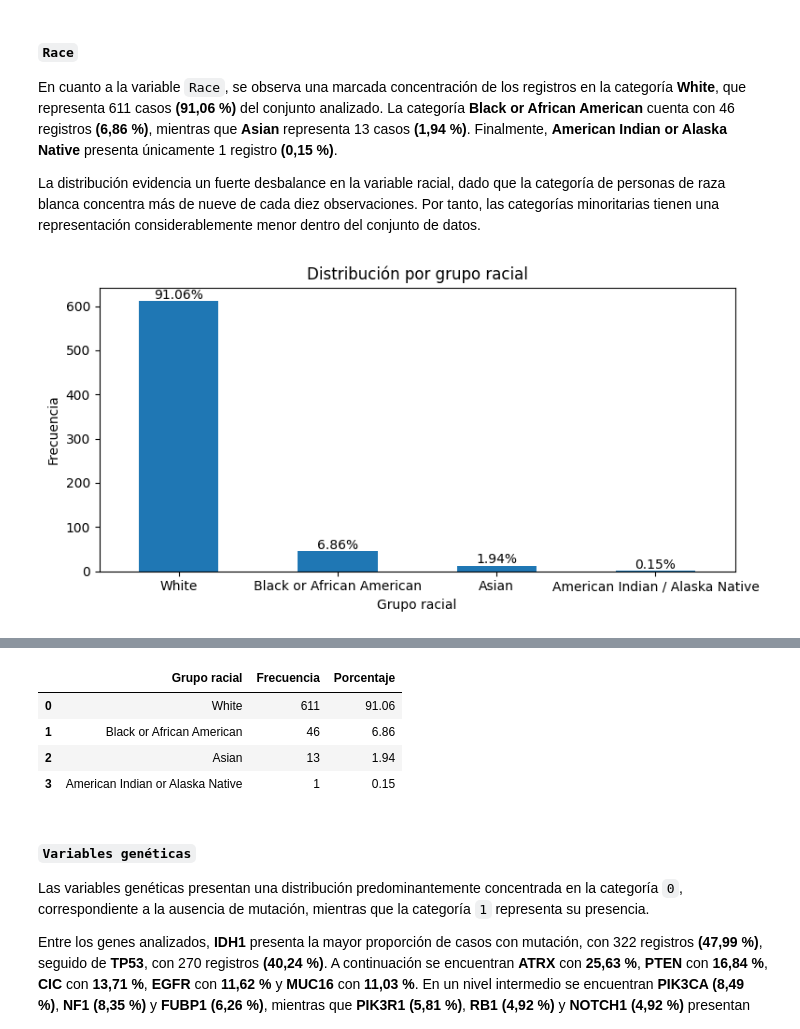
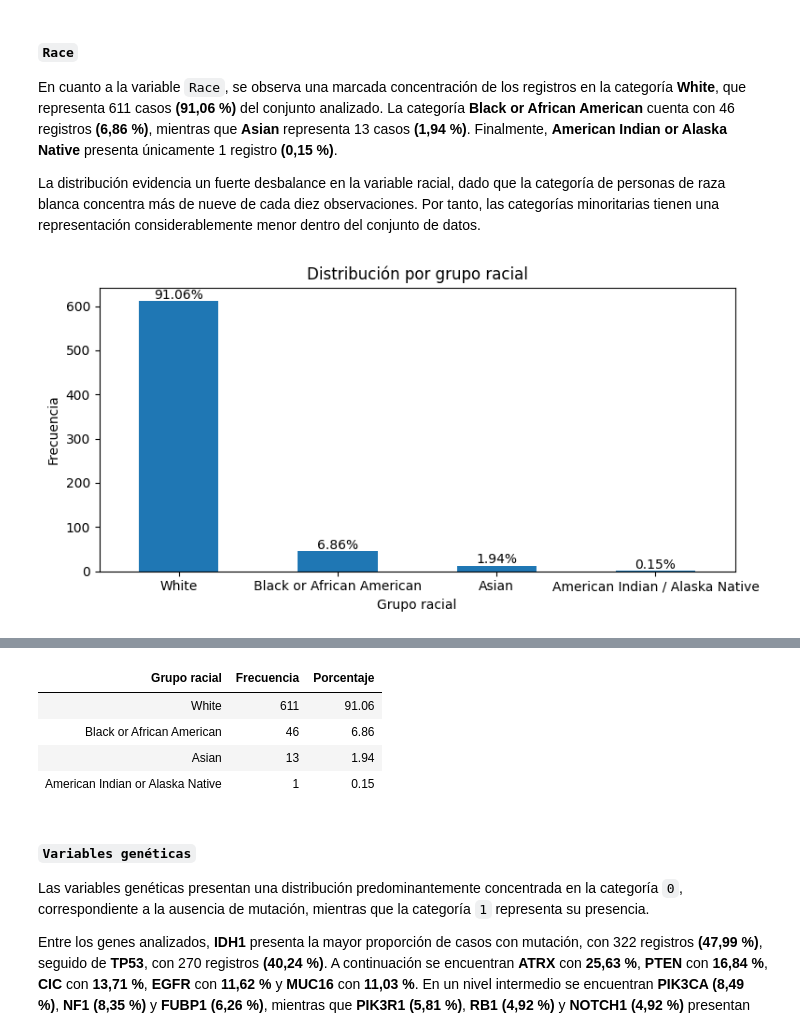
Before and after one commit to Alej0126/Jbook_dataviz, a Jupyter notebook: docs/_build/jupyter_execute/notebooks.ipynb, the cells around one changed output, grey strips where cells are left out. Drawn from its saved outputs; the diff is of its cells as text; code cells hidden in the pictures.

```diff
--- a/docs/_build/jupyter_execute/notebooks.ipynb
+++ b/docs/_build/jupyter_execute/notebooks.ipynb
@@ -368,10 +368,13 @@ for i, porcentaje in enumerate(tabla_race["Porcentaje"]):
 plt.tight_layout()
 plt.show()
 
-display(
-    HTML("<div style='margin-top: 30px;'></div>")
+tabla_html = tabla_race.to_html(index=False)
+
+tabla_html = tabla_html.replace(
+    "<table",
+    '<table style="margin-top: 30px;"'
 )
 
-display(tabla_race)
+display(HTML(tabla_html))
 # %% [output]
 [figure]
@@ -379,8 +381,8 @@ display(tabla_race)
-|  | Grupo racial | Frecuencia | Porcentaje |
-| 0 | White | 611 | 91.06 |
-| 1 | Black or African American | 46 | 6.86 |
-| 2 | Asian | 13 | 1.94 |
-| 3 | American Indian or Alaska Native | 1 | 0.15 |
+| Grupo racial | Frecuencia | Porcentaje |
+| White | 611 | 91.06 |
+| Black or African American | 46 | 6.86 |
+| Asian | 13 | 1.94 |
+| American Indian or Alaska Native | 1 | 0.15 |
 # %% [markdown]
 #### `Variables genéticas`
 
```
Also changed, not shown: parts of 1 cell of this notebook, 4 other files.
